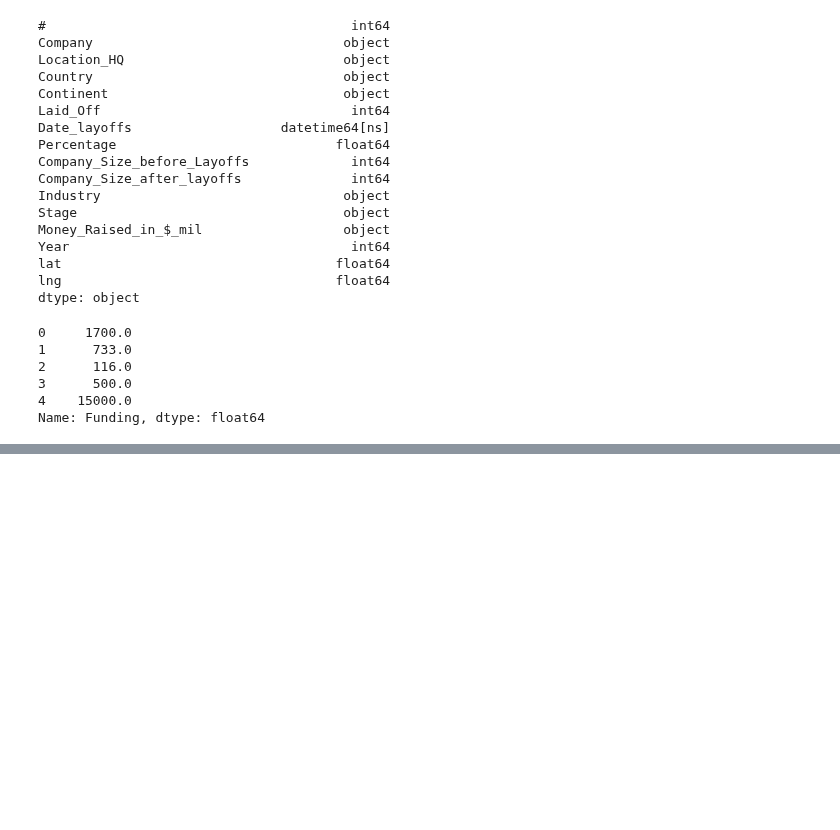
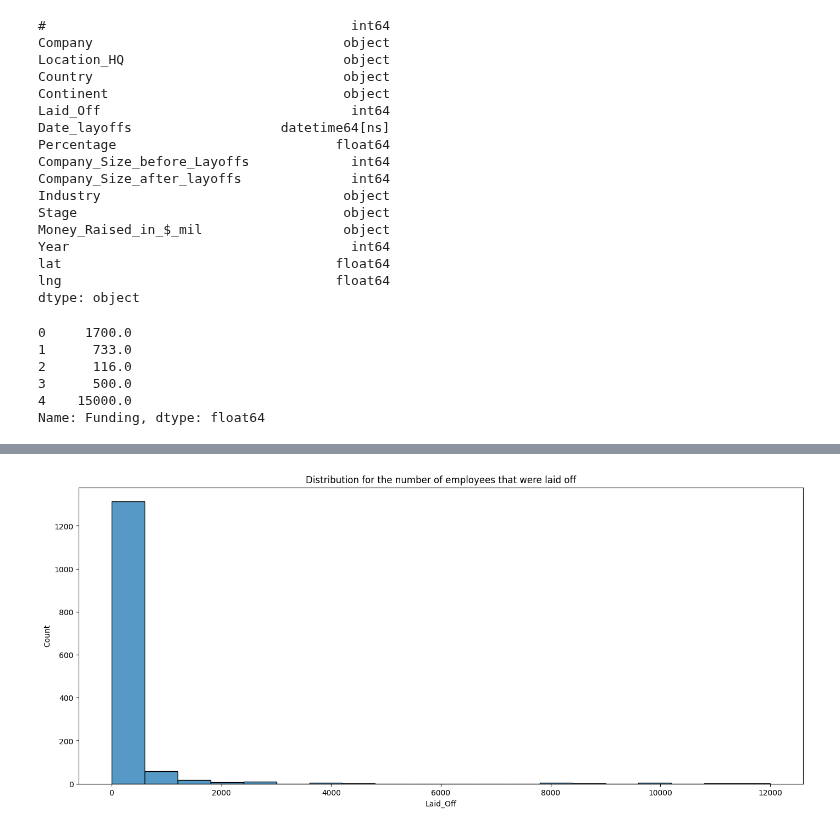
Before and after one commit to COGS108/Group019_WI24, a Jupyter notebook: Anna.ipynb, the cells around one changed output, grey strips where cells are left out. Cells and saved outputs as stored; diff of their text form; code cells hidden in the pictures; blank space fills up the shorter version.

```diff
--- a/Anna.ipynb
+++ b/Anna.ipynb
@@ -57,0 +63,5 @@ Name: Funding, dtype: float64
+# %%
+sns.histplot(df['Laid_Off'], bins=20)
+plt.title('Distribution for the number of employees that were laid off');
+# %% [output]
+[figure, added]
```
Also changed, not shown: parts of 10 cells of this notebook.
